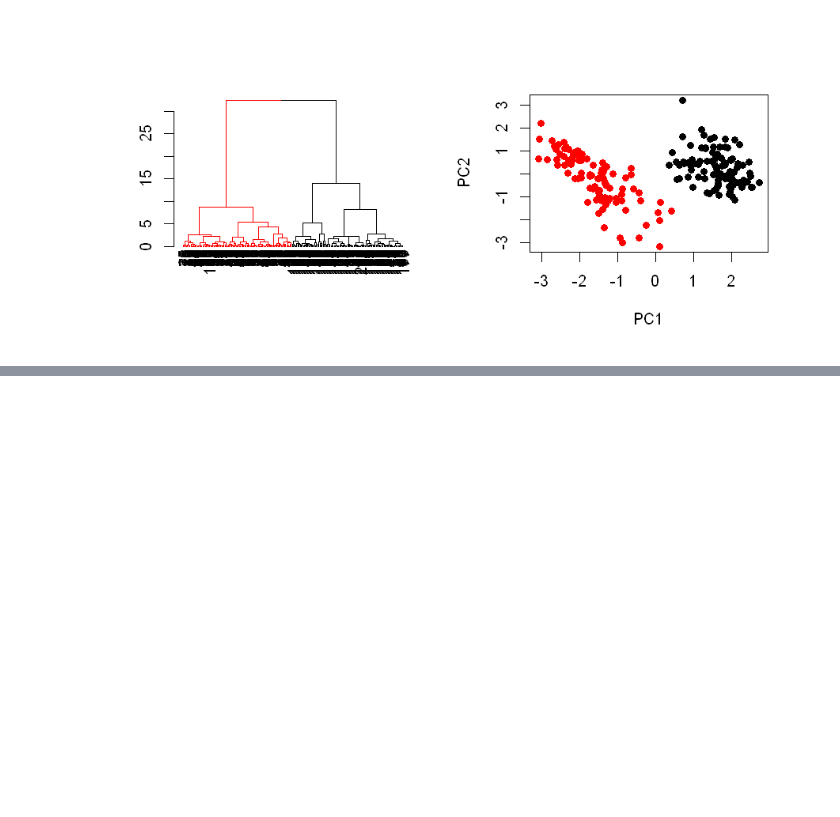
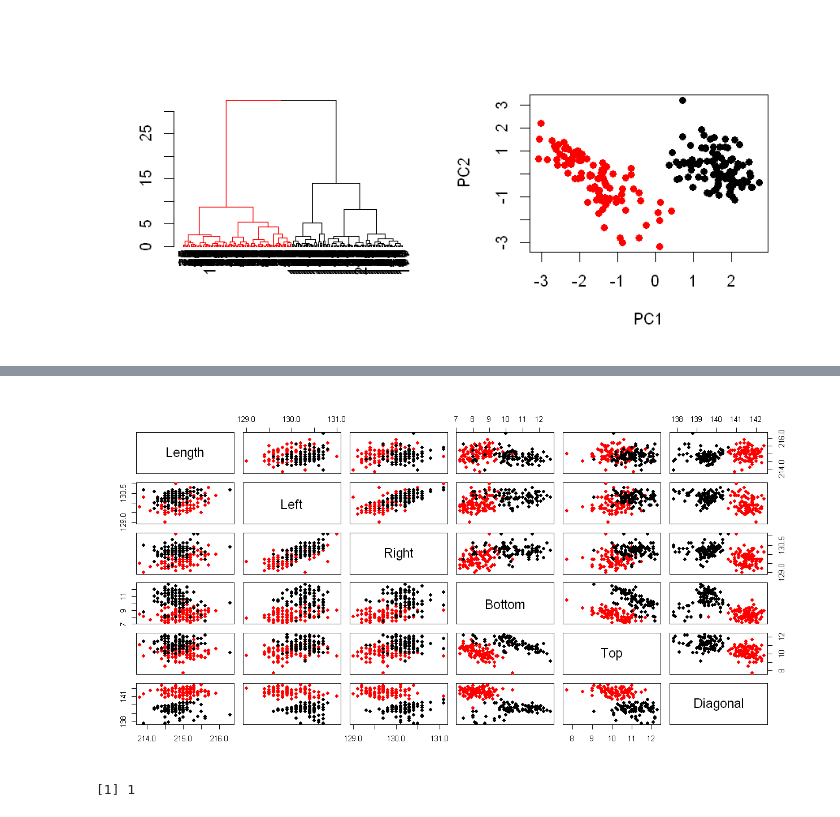
Before and after one commit to niruc100/Data-Science-With-R, a Jupyter notebook: Cluster Analysis.ipynb, the cells around one changed output, grey strips where cells are left out. Drawn from its saved outputs; the diff is of its cells as text; code cells hidden in the pictures; blank space fills up the shorter version.

```diff
--- a/Cluster Analysis.ipynb
+++ b/Cluster Analysis.ipynb
@@ -159,0 +178,10 @@ plot(pcs_banknote, col = cutree(cl_ward, k=2), pch = 16)
+# %%
+options(repr.plot.width = 10.5, repr.plot.height = 5.5)
+pairs(banknote[, -1], col=kmeans_swiss$cluster, pch=16)
+# %% [output]
+[figure, added]
+# %%
+# Accuracy
+sum(diag(table(kmeans_swiss$cluster, banknote[, 1]))) / length(banknote[,1])
+# %% [output]
+[1] 1
```
Also changed, not shown: parts of 25 cells of this notebook.
